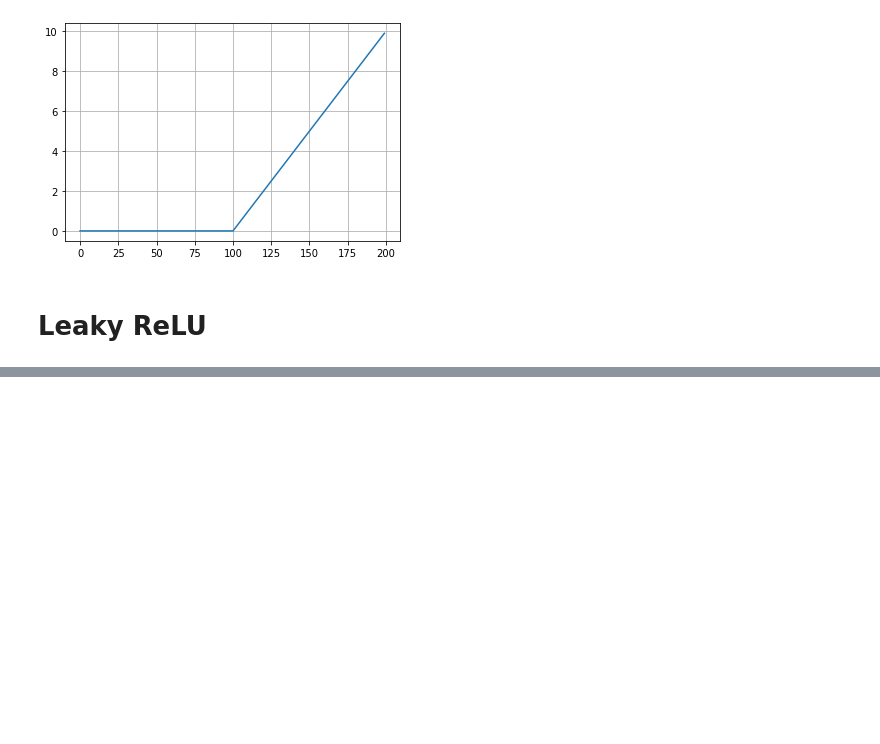
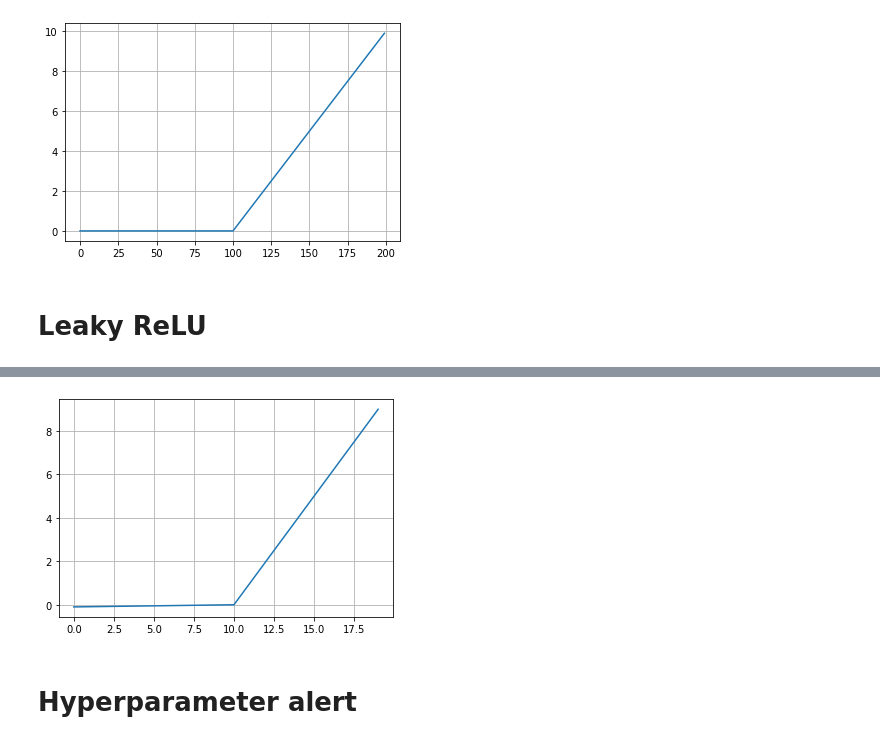
Before and after one commit to FLY-CODE77/opencv, a Jupyter notebook: DeepLearningForVisionSystem/Part2.Deep-learning-and-neural-network.ipynb, the cells around one changed output, grey strips where cells are left out. Cells and saved outputs as stored; diff of their text form; code cells hidden in the pictures; blank space fills up the shorter version.

```diff
--- a/DeepLearningForVisionSystem/Part2.Deep-learning-and-neural-network.ipynb
+++ b/DeepLearningForVisionSystem/Part2.Deep-learning-and-neural-network.ipynb
@@ -421,0 +433,17 @@ plt.grid("on")
+# %%
+def leaky_relu(x):
+    a = []
+    for i in range(len(x)):
+        if x[i] < 0 :
+            a.append(x[i] * 0.01)
+        else:
+            a.append(x[i])
+    return a
+# %%
+x = np.arange(-10, 10 , 1)
+plt.plot(leaky_relu(x))
+plt.grid("on")
+# %% [output]
+[figure, added]
+# %% [markdown]
+# Hyperparameter alert
```
Also changed, not shown: parts of 3 cells of this notebook.
